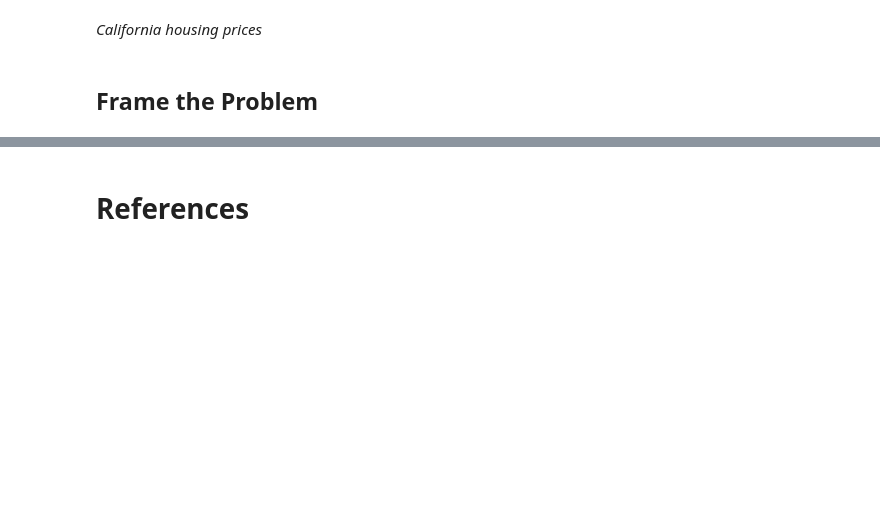
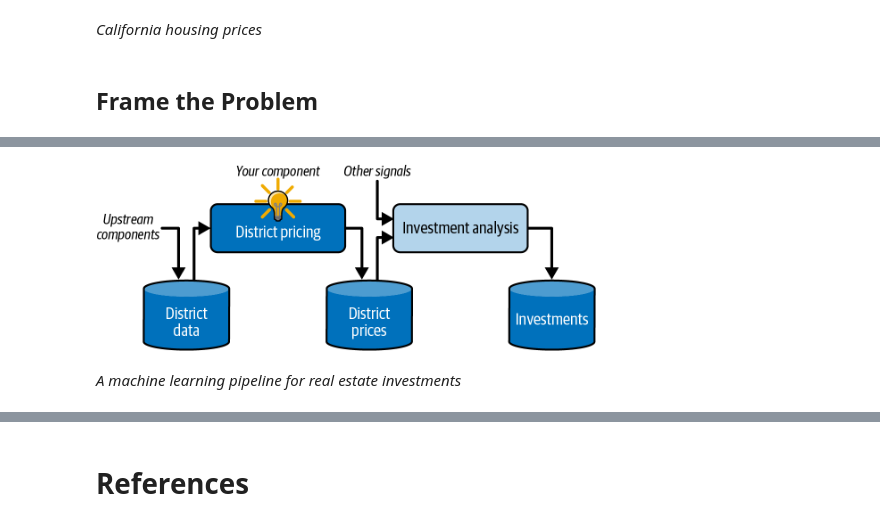
Before and after one commit to ancilcleetus/My-Learning-Journey-in-AI, a Jupyter notebook: Fundamentals-of-Machine-Learning/end_to_end_ml_project.ipynb, the cells around one changed output, grey strips where cells are left out. Cells and saved outputs as stored; diff of their text form; code cells hidden in the pictures; blank space fills up the shorter version.

Commit message:
Added Frame the Problem in end_to_end_ml_project.ipynb

```diff
--- a/Fundamentals-of-Machine-Learning/end_to_end_ml_project.ipynb
+++ b/Fundamentals-of-Machine-Learning/end_to_end_ml_project.ipynb
@@ -43,0 +48,7 @@ display(Markdown("*California housing prices*"))
+# %%
+from IPython.display import Image, display, Markdown
+display(Image(filename="data/images/end_to_end_ml_project_02.png", width=500))
+display(Markdown("*A machine learning pipeline for real estate investments*"))
+# %% [output]
+[figure, added]
+*A machine learning pipeline for real estate investments*
```
Also changed, not shown: parts of 7 cells of this notebook, 1 other file.
